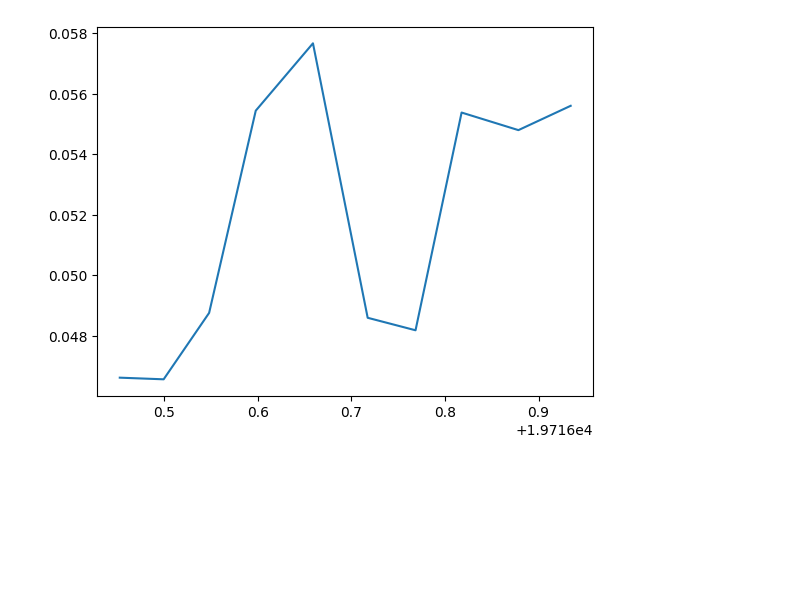
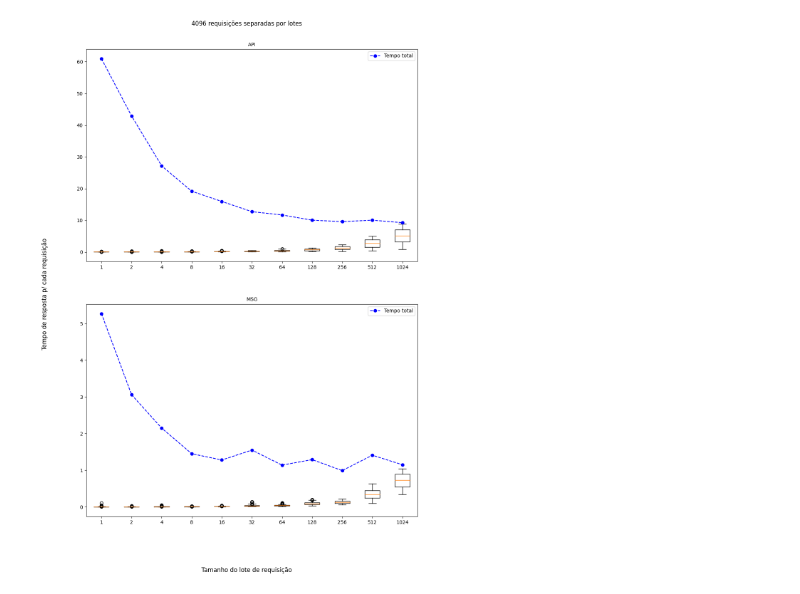
Before and after one commit to washington-ygor-tcc/benchmark-notebook, a Jupyter notebook: notebooks/experiment_1/notebook.ipynb, the cells around one changed output. Drawn from its saved outputs; the diff is of its cells as text; code cells hidden in the pictures; blank space fills up the shorter version.

```diff
--- a/notebooks/experiment_1/notebook.ipynb
+++ b/notebooks/experiment_1/notebook.ipynb
@@ -51,11 +26,27 @@ results = app.run_benchmark(
 # %%
-def plot(requests):
+elapsed_times = [[t.end - t.start for t in result.response_list] for result in results]
 
-    times = sorted(requests[0], key=lambda rq: rq.start)
+fig, axs = plt.subplots(nrows=2, figsize=(12, 16))
 
-    plt.plot([t.start for t in times],[t.end - t.start for t in times])
-    plt.show()
+axs[0].boxplot(elapsed_times[:len(batch_list)], labels=batch_list)
+axs[0].set_title("API", fontsize=10)
+axs[0].plot(
+    axs[0].get_xticks(), [result.elapsed_time for result in results[:len(batch_list)]], 'o--b', label="Tempo total"
+)
+axs[0].legend()
 
-plot(results)
+axs[1].boxplot(elapsed_times[len(batch_list):], labels=batch_list)
+axs[1].set_title("MSG", fontsize=10)
+axs[1].plot(
+    axs[1].get_xticks(), [result.elapsed_time for result in results[len(batch_list):]], 'o--b', label="Tempo total"
+)
+axs[1].legend()
+
+fig.supxlabel("Tamanho do lote de requisição")
+fig.supylabel("Tempo de resposta p/ cada requisição")
+fig.suptitle("4096 requisições separadas por lotes")
+fig.subplots_adjust(top=0.93, hspace=.2, wspace=.2)
+
+plt.show()
 # %% [output]
-[figure, old version]
+[figure, new version]
```
Also changed, not shown: parts of 3 cells of this notebook, 6 other files.
